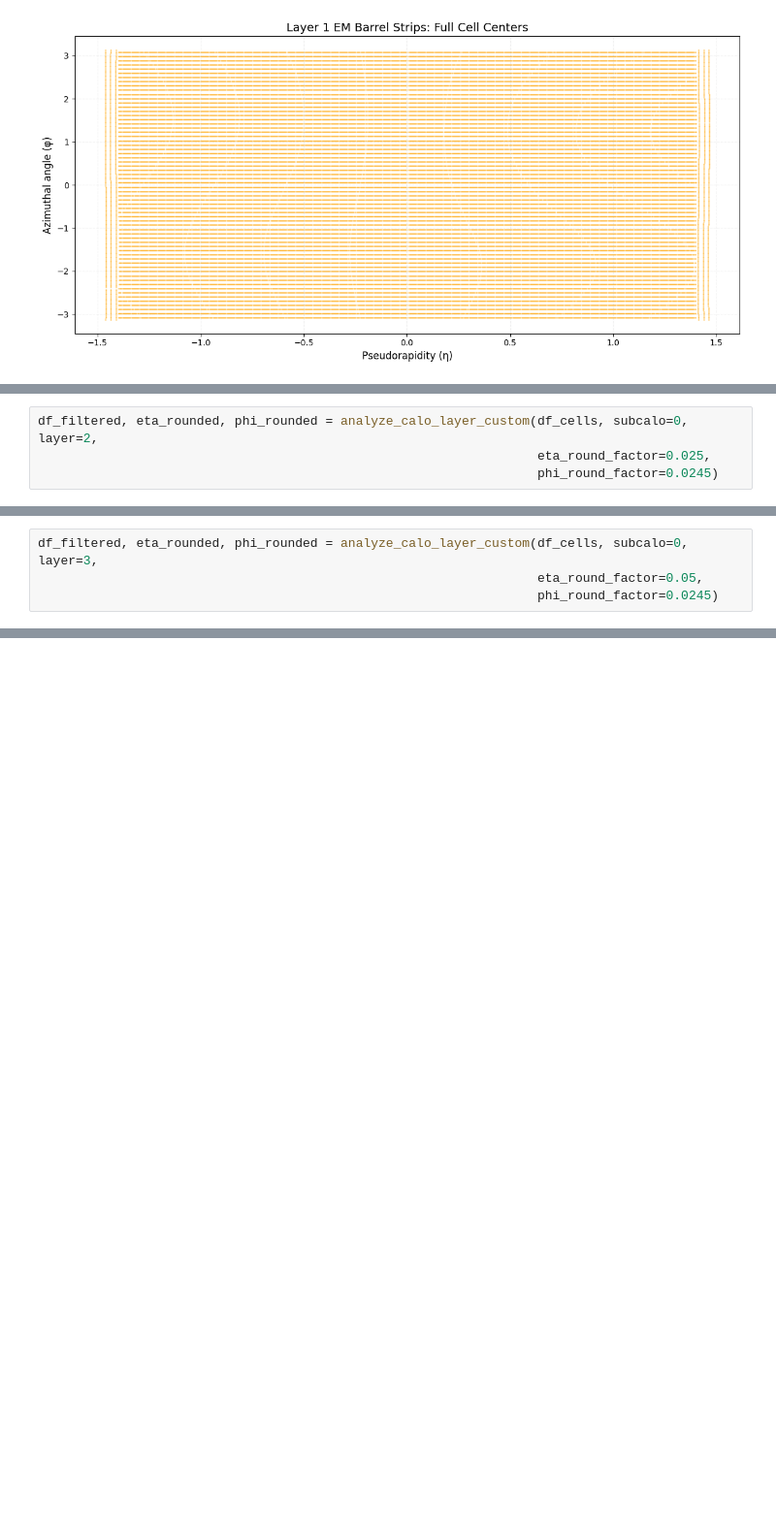
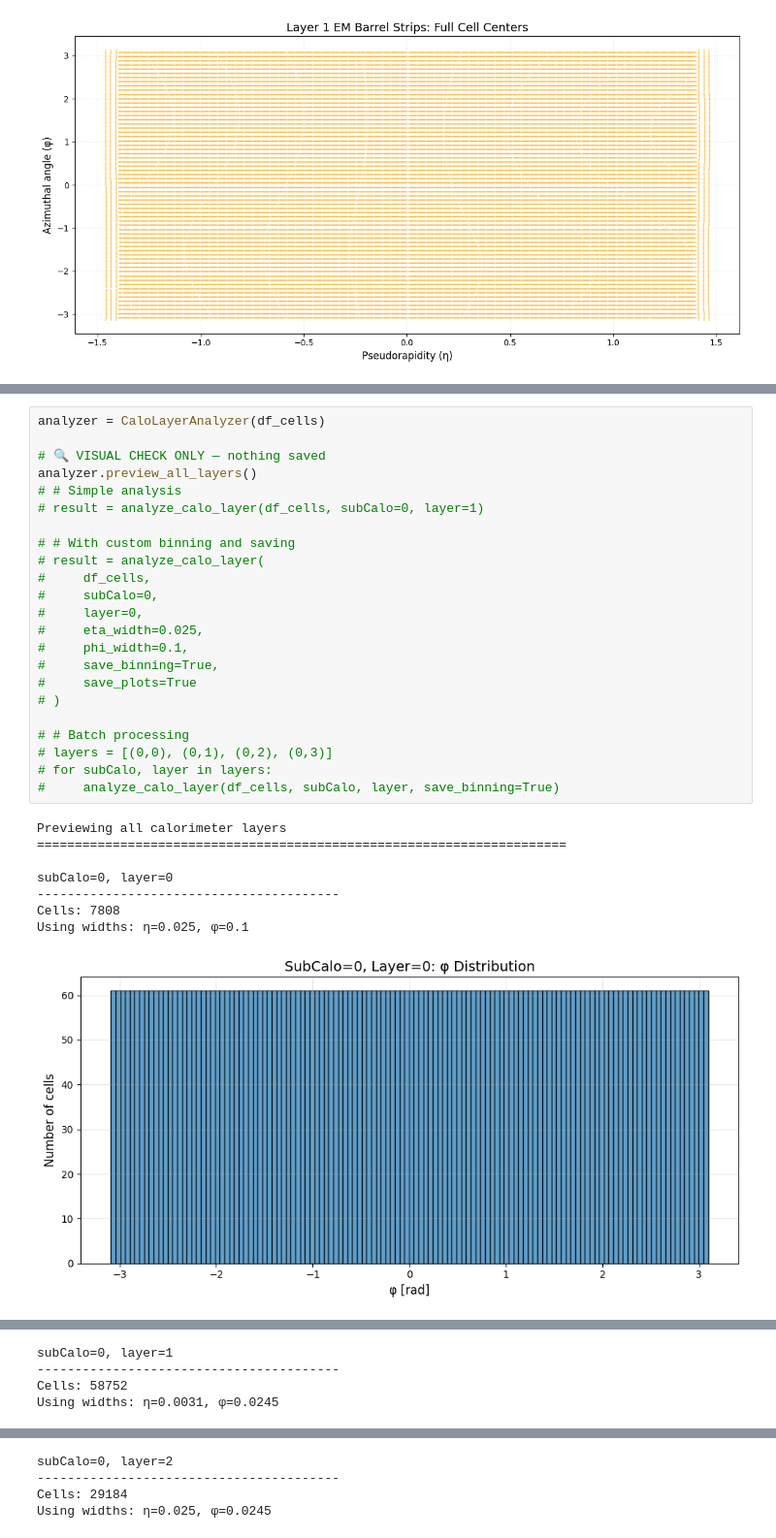
Before and after one commit to MoGhaznavi/HEPGNNGenerator, a Jupyter notebook: BuildingTheBinnings.ipynb, the cells around one changed output, grey strips where cells are left out. Shown at 97% size. Drawn from its saved outputs; the diff is of its cells as text; blank space fills up the shorter version.

```diff
--- a/BuildingTheBinnings.ipynb
+++ b/BuildingTheBinnings.ipynb
@@ -1460,4 +636,0 @@ def analyze_calo_layer_custom(df_cells, subcalo, layer,
-# %%
-df_filtered, eta_rounded, phi_rounded = analyze_calo_layer_custom(df_cells, subcalo=0, layer=2,
-                                                                  eta_round_factor=0.025,
-                                                                  phi_round_factor=0.0245)
@@ -1473,4 +636,0 @@ Number of phi bins: 257
-# %%
-df_filtered, eta_rounded, phi_rounded = analyze_calo_layer_custom(df_cells, subcalo=0, layer=3,
-                                                                  eta_round_factor=0.05,
-                                                                  phi_round_factor=0.0245)
@@ -1485,0 +1270,32 @@ Number of phi bins: 257
+# %%
+analyzer = CaloLayerAnalyzer(df_cells)
+
+# 🔍 VISUAL CHECK ONLY — nothing saved
+analyzer.preview_all_layers()
+# # Simple analysis
+# result = analyze_calo_layer(df_cells, subCalo=0, layer=1)
+
+# # With custom binning and saving
+# result = analyze_calo_layer(
+#     df_cells,
+#     subCalo=0,
+#     layer=0,
+#     eta_width=0.025,
+#     phi_width=0.1,
+#     save_binning=True,
+#     save_plots=True
+# )
+
+# # Batch processing
+# layers = [(0,0), (0,1), (0,2), (0,3)]
+# for subCalo, layer in layers:
+#     analyze_calo_layer(df_cells, subCalo, layer, save_binning=True)
+# %% [output]
+Previewing all calorimeter layers
+======================================================================
+
+subCalo=0, layer=0
+----------------------------------------
+Cells: 7808
+Using widths: η=0.025, φ=0.1
+[figure, added]
@@ -1485,0 +1304,4 @@ Number of phi bins: 257
+subCalo=0, layer=1
+----------------------------------------
+Cells: 58752
+Using widths: η=0.0031, φ=0.0245
@@ -1485,0 +1311,4 @@ Number of phi bins: 257
+subCalo=0, layer=2
+----------------------------------------
+Cells: 29184
+Using widths: η=0.025, φ=0.0245
```
Also changed, not shown: parts of 26 cells of this notebook, 1 other file.
